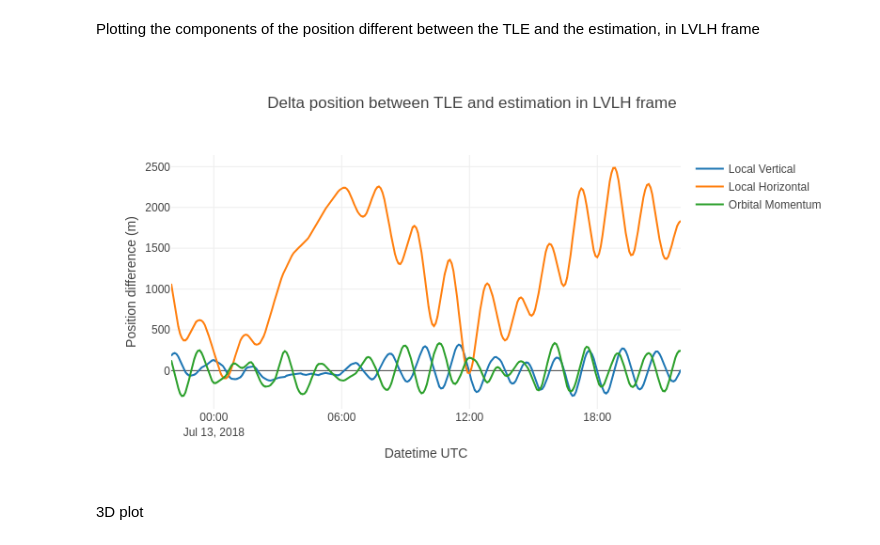
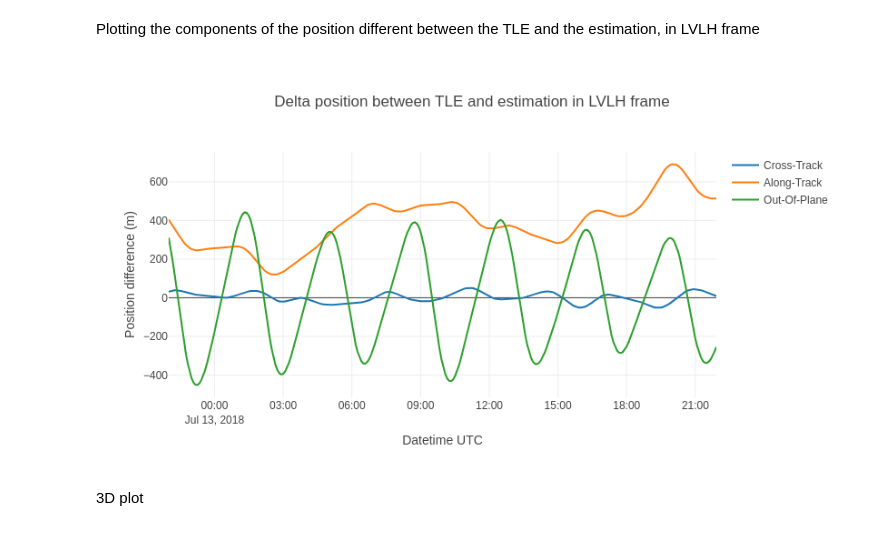
Before and after one commit to GorgiAstro/laser-orbit-determination, a Jupyter notebook: 02-orbit-determination-example.ipynb, the cells around one changed output. Saved outputs shown, nothing was run; the diff lists cells and outputs as text; code cells hidden in the pictures.

```diff
--- a/02-orbit-determination-example.ipynb
+++ b/02-orbit-determination-example.ipynb
@@ -29,10 +29,19 @@ First, some parameters need to be defined for the orbit determination:
 c = 299792458 # m/s
 
 # Parameters
-noradId = 42829
-cosparId = '1704205'
-sc_mass = 20.0 # kg
-sc_crossSection = 0.10 # m2
+
+# Technosat
+# noradId = 42829
+# cosparId = '1704205'
+# sc_mass = 20.0 # kg
+# sc_crossSection = 0.10 # m2
+
+# Lageos-2
+noradId = 22195
+cosparId = '9207002'
+sc_mass = 405.0 # kg
+sc_crossSection = 0.2827 # m2
+
 cd_dragCoeff = 2.0 # TODO: proper value
 cr_radiationPressure = 1.0
 range_weight = 1.0 # Will be normalized later (i.e divided by the number of observations)
@@ -183,8 +192,9 @@ propagatorBuilder.addForceModel(solarRadiationPressure)
 
 # Atmospheric drag
 from org.orekit.forces.drag.atmosphere.data import MarshallSolarActivityFutureEstimation
-msafeStrengthLevel = MarshallSolarActivityFutureEstimation.StrengthLevel.AVERAGE
-msafe = MarshallSolarActivityFutureEstimation('(?:Jan|Feb|Mar|Apr|May|Jun|Jul|Aug|Sep|Oct|Nov|Dec)\p{Digit}\p{Digit}\p{Digit}\p{Digit}F10\.(?:txt|TXT)', msafeStrengthLevel)
+msafe = MarshallSolarActivityFutureEstimation(
+    '(?:Jan|Feb|Mar|Apr|May|Jun|Jul|Aug|Sep|Oct|Nov|Dec)\p{Digit}\p{Digit}\p{Digit}\p{Digit}F10\.(?:txt|TXT)',
+    MarshallSolarActivityFutureEstimation.StrengthLevel.AVERAGE)
 DM.feed(msafe.getSupportedNames(), msafe) # Feeding the F10.7 bulletins to Orekit's data manager
 
 from org.orekit.forces.drag.atmosphere import NRLMSISE00
@@ -437,40 +441,40 @@ traceX = go.Scatter(
     x = deltaPV_lvlh_df['x'].index,
     y = deltaPV_lvlh_df['x'],
     mode='lines',
-    name='Local Vertical'
+    name='Cross-Track'
 )
 
 traceY = go.Scatter(
     x = deltaPV_lvlh_df['y'].index,
     y = deltaPV_lvlh_df['y'],
     mode='lines',
-    name='Local Horizontal'
+    name='Along-Track'
 )
 
 traceZ = go.Scatter(
     x = deltaPV_lvlh_df['z'].index,
     y = deltaPV_lvlh_df['z'],
     mode='lines',
-    name='Orbital Momentum'
+    name='Out-Of-Plane'
 )
 
 data = [traceX, traceY, traceZ]
 
 layout = go.Layout(
     title = 'Delta position between TLE and estimation in LVLH frame',
     xaxis = dict(
         title = 'Datetime UTC'
     ),
     yaxis = dict(
         title = 'Position difference (m)'
     )
 )
 
 fig = dict(data=data, layout=layout)
 
 py.iplot(fig)
 # %% [output]
-[figure, old version]
+[figure, new version]
 # %% [markdown]
 3D plot
 # %%
```
Also changed, not shown: parts of 13 cells of this notebook.
